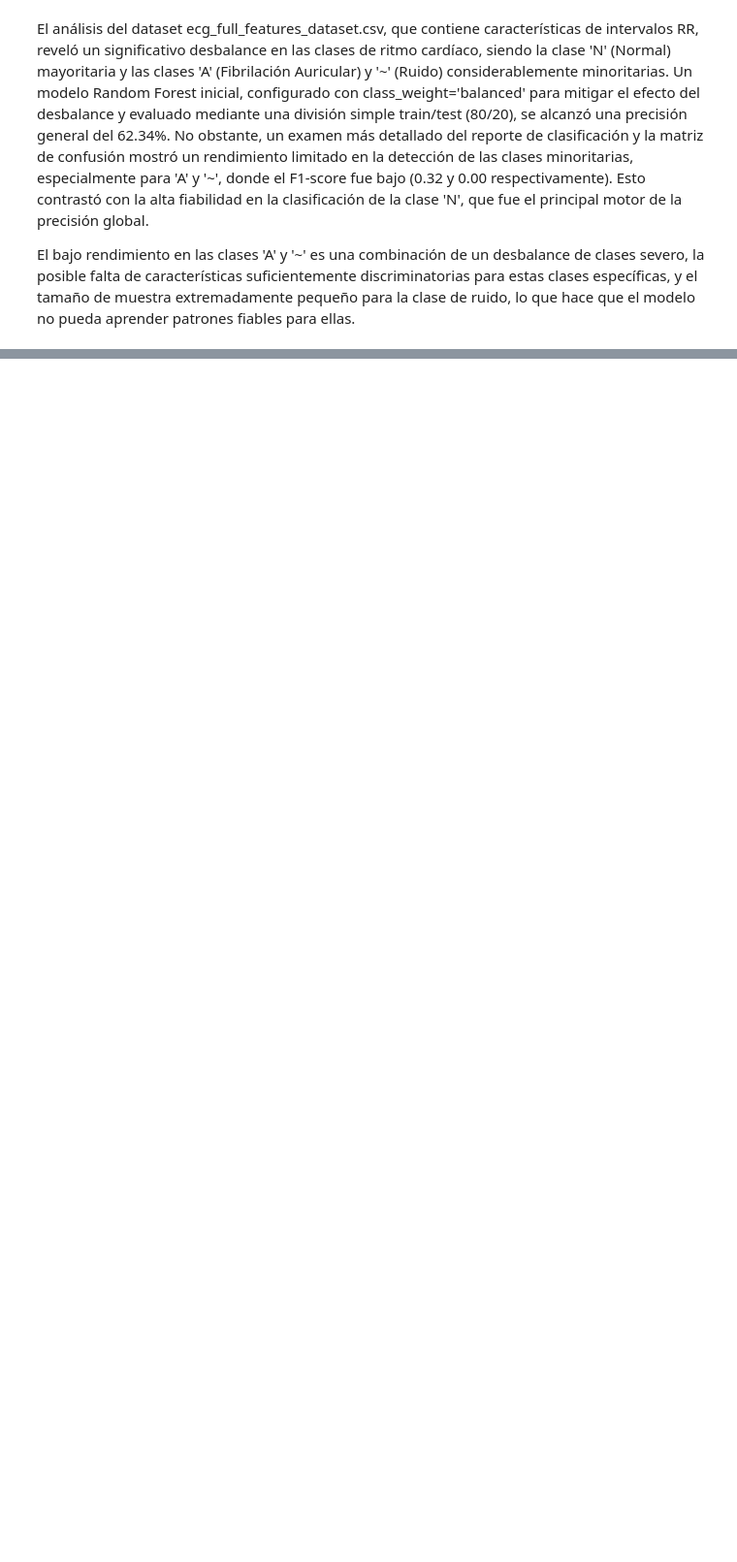
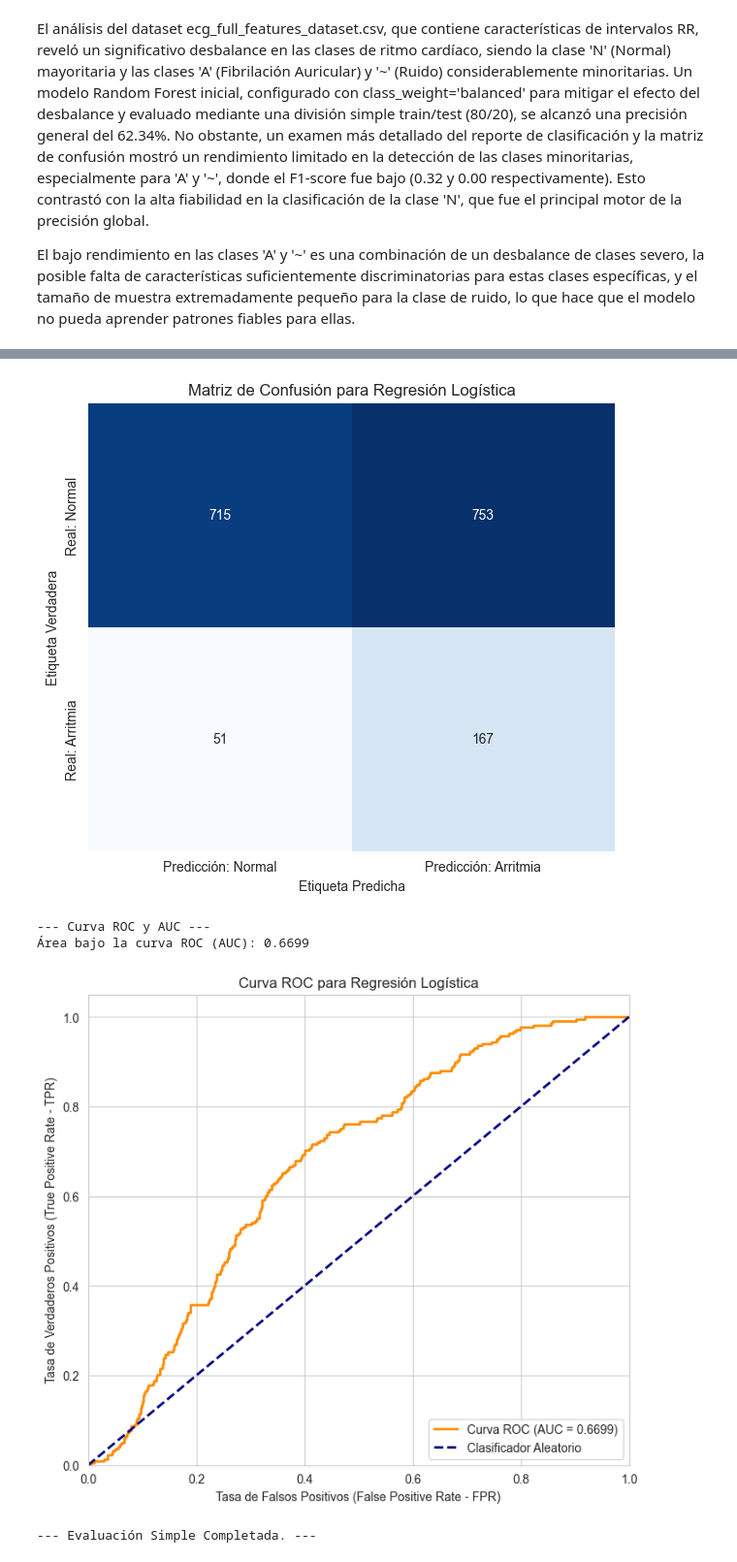
Before and after one commit to lavolamagik/etapa1_MachineLearning, a Jupyter notebook: notebooks/Semana_1y2_Exploracion.ipynb, the cells around one changed output, grey strips where cells are left out. Shown at 97% size. Drawn from its saved outputs; the diff is of its cells as text; code cells hidden in the pictures; blank space fills up the shorter version.

```diff
--- a/notebooks/Semana_1y2_Exploracion.ipynb
+++ b/notebooks/Semana_1y2_Exploracion.ipynb
@@ -691,0 +948,72 @@ El bajo rendimiento en las clases 'A' y '~' es una combinación de un desbalance
+# %%
+# Importar las librerías necesarias para el Paso 3
+from sklearn.metrics import classification_report, confusion_matrix, roc_curve, auc
+import matplotlib.pyplot as plt
+import seaborn as sns
+import numpy as np # Necesario para np.mean y np.std si se usa validación cruzada
+
+# Asegúrate de que model, X_test, y_test estén disponibles desde el Paso 2
+# Si reiniciaste el kernel o estás ejecutando esta celda de forma aislada,
+# necesitarías volver a ejecutar los Pasos 1 y 2 para tener estas variables definidas.
+
+print("--- Iniciando Paso 3: Evaluación Simple (Train/Test) ---")
+
+# 1. Realizar Predicciones
+# Predicciones de clase (0 o 1) en el conjunto de prueba
+y_pred = model.predict(X_test)
+
+# Predicciones de probabilidad para la clase positiva (Arritmia, que es 1)
+# Esto es necesario para la curva ROC. predict_proba devuelve las probabilidades para ambas clases [prob_clase_0, prob_clase_1].
+y_prob = model.predict_proba(X_test)[:, 1]
+
+print("\nPredicciones realizadas en el conjunto de prueba.")
+
+# 2. Generar Reporte de Clasificación
+print("\n--- Reporte de Clasificación ---")
+# target_names ayuda a interpretar las clases 0 y 1
+print(classification_report(y_test, y_pred, target_names=['Normal (0)', 'Arritmia (1)']))
+
+# 3. Generar y Visualizar la Matriz de Confusión
+conf_matrix = confusion_matrix(y_test, y_pred)
+print("\n--- Matriz de Confusión ---")
+print(conf_matrix)
+
+plt.figure(figsize=(7, 6))
+sns.heatmap(conf_matrix, annot=True, fmt='d', cmap='Blues', cbar=False,
+            xticklabels=['Predicción: Normal', 'Predicción: Arritmia'],
+            yticklabels=['Real: Normal', 'Real: Arritmia'])
+plt.xlabel('Etiqueta Predicha')
+plt.ylabel('Etiqueta Verdadera')
+plt.title('Matriz de Confusión para Regresión Logística')
+plt.show()
+
+# Interpretación de la Matriz de Confusión:
+# [[Verdaderos Negativos (TN), Falsos Positivos (FP)],
+#  [Falsos Negativos (FN), Verdaderos Positivos (TP)]]
+# TN: El modelo predijo 0 (Normal) y era 0 (Normal) - Correcto
+# FP: El modelo predijo 1 (Arritmia) y era 0 (Normal) - Incorrecto (Alarma falsa)
+# FN: El modelo predijo 0 (Normal) y era 1 (Arritmia) - Incorrecto (Fallo en la detección, grave en ECG)
+# TP: El modelo predijo 1 (Arritmia) y era 1 (Arritmia) - Correcto
+
+
+# 4. Generar y Visualizar la Curva ROC y AUC
+fpr, tpr, thresholds = roc_curve(y_test, y_prob)
+roc_auc = auc(fpr, tpr)
+
+print(f"\n--- Curva ROC y AUC ---")
+print(f"Área bajo la curva ROC (AUC): {roc_auc:.4f}") # Formatear para 4 decimales
+
+plt.figure(figsize=(8, 7))
+plt.plot(fpr, tpr, color='darkorange', lw=2, label=f'Curva ROC (AUC = {roc_auc:.4f})')
+plt.plot([0, 1], [0, 1], color='navy', lw=2, linestyle='--', label='Clasificador Aleatorio')
+plt.xlim([0.0, 1.0])
+plt.ylim([0.0, 1.05])
+plt.xlabel('Tasa de Falsos Positivos (False Positive Rate - FPR)')
+plt.ylabel('Tasa de Verdaderos Positivos (True Positive Rate - TPR)')
+plt.title('Curva ROC para Regresión Logística')
+plt.legend(loc="lower right")
+plt.grid(True)
+plt.show()
+
+print("\n--- Evaluación Simple Completada. ---")
+# %% [output]
@@ -691,0 +1038,5 @@ El bajo rendimiento en las clases 'A' y '~' es una combinación de un desbalance
+[figure, added]
+--- Curva ROC y AUC ---
+Área bajo la curva ROC (AUC): 0.6699
+[figure, added]
+--- Evaluación Simple Completada. ---
```
Also changed, not shown: parts of 12 cells of this notebook, 3 other files.
